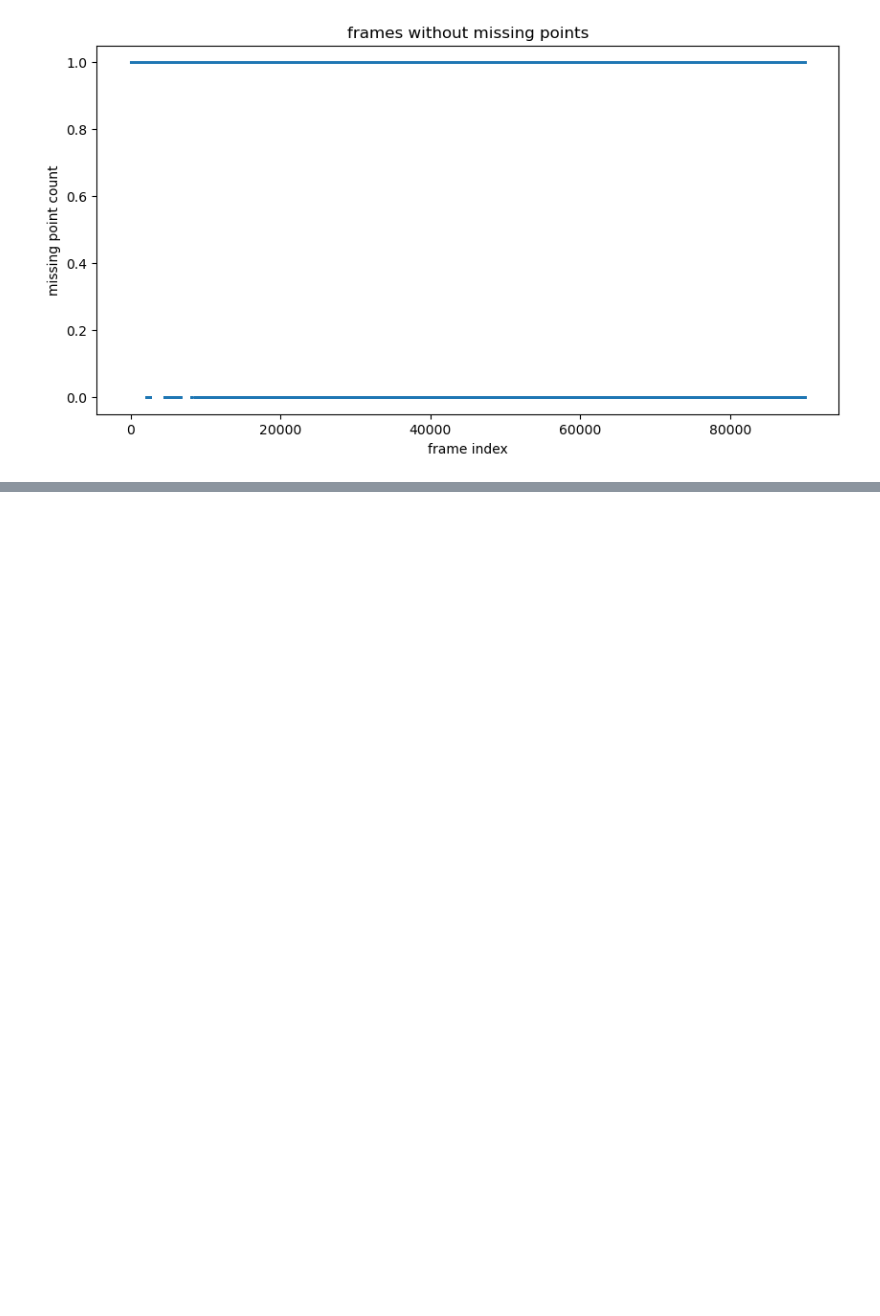
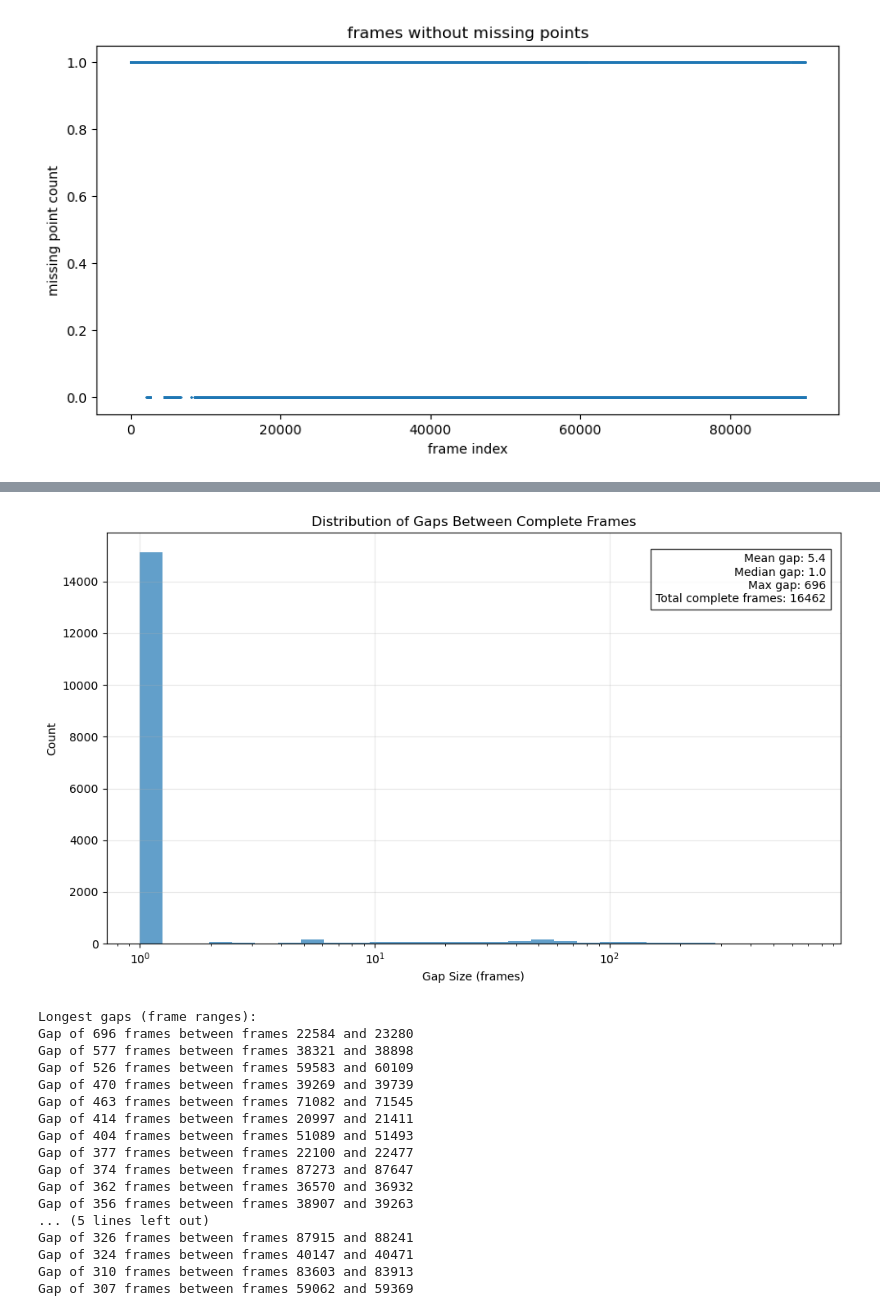
Before and after one commit to mingxiaowei/jelly-sleap, a Jupyter notebook: sleap/jelly/notebook/correct_before_interpolate.ipynb, the cells around one changed output, grey strips where cells are left out. Saved outputs shown, nothing was run; the diff lists cells and outputs as text; code cells hidden in the pictures; blank space fills up the shorter version.

```diff
--- a/sleap/jelly/notebook/correct_before_interpolate.ipynb
+++ b/sleap/jelly/notebook/correct_before_interpolate.ipynb
@@ -63,0 +148,56 @@ number of frames without instances: 36276
+# %%
+# Find indices where frames are complete (no missing points)
+complete_frame_indices = np.where(frames_without_missing_points == 1)[0]
+
+# Calculate gaps between consecutive complete frames
+gaps = np.diff(complete_frame_indices)
+
+# Plot histogram of gaps with log scale
+plt.figure(figsize=(10, 6))
+plt.hist(gaps, bins=np.logspace(np.log10(1), np.log10(max(gaps)), 30), alpha=0.7)
+plt.xscale('log')
+plt.xlabel('Gap Size (frames)')
+plt.ylabel('Count')
+plt.title('Distribution of Gaps Between Complete Frames')
+plt.grid(True, alpha=0.3)
+
+# Add statistics as text
+plt.text(0.98, 0.95,
+         f'Mean gap: {np.mean(gaps):.1f}\n'
+         f'Median gap: {np.median(gaps):.1f}\n'
+         f'Max gap: {np.max(gaps)}\n'
+         f'Total complete frames: {len(complete_frame_indices)}',
+         transform=plt.gca().transAxes,
+         horizontalalignment='right',
+         verticalalignment='top',
+         bbox=dict(facecolor='white', alpha=0.8))
+
+plt.tight_layout()
+plt.show()
+
+# Print longest gaps
+print("\nLongest gaps (frame ranges):")
+largest_gaps = np.argsort(gaps)[-20:]  # Get indices of 5 largest gaps
+for idx in reversed(largest_gaps):
+    start_frame = complete_frame_indices[idx]
+    end_frame = complete_frame_indices[idx + 1]
+    print(f"Gap of {gaps[idx]} frames between frames {start_frame} and {end_frame}")
+# %% [output]
+[figure, added]
+Longest gaps (frame ranges):
+Gap of 696 frames between frames 22584 and 23280
+Gap of 577 frames between frames 38321 and 38898
+Gap of 526 frames between frames 59583 and 60109
+Gap of 470 frames between frames 39269 and 39739
+Gap of 463 frames between frames 71082 and 71545
+Gap of 414 frames between frames 20997 and 21411
+Gap of 404 frames between frames 51089 and 51493
+Gap of 377 frames between frames 22100 and 22477
+Gap of 374 frames between frames 87273 and 87647
+Gap of 362 frames between frames 36570 and 36932
+Gap of 356 frames between frames 38907 and 39263
+... (5 lines left out)
+Gap of 326 frames between frames 87915 and 88241
+Gap of 324 frames between frames 40147 and 40471
+Gap of 310 frames between frames 83603 and 83913
+Gap of 307 frames between frames 59062 and 59369
```
Also changed, not shown: parts of 13 cells of this notebook, 5 other files.
